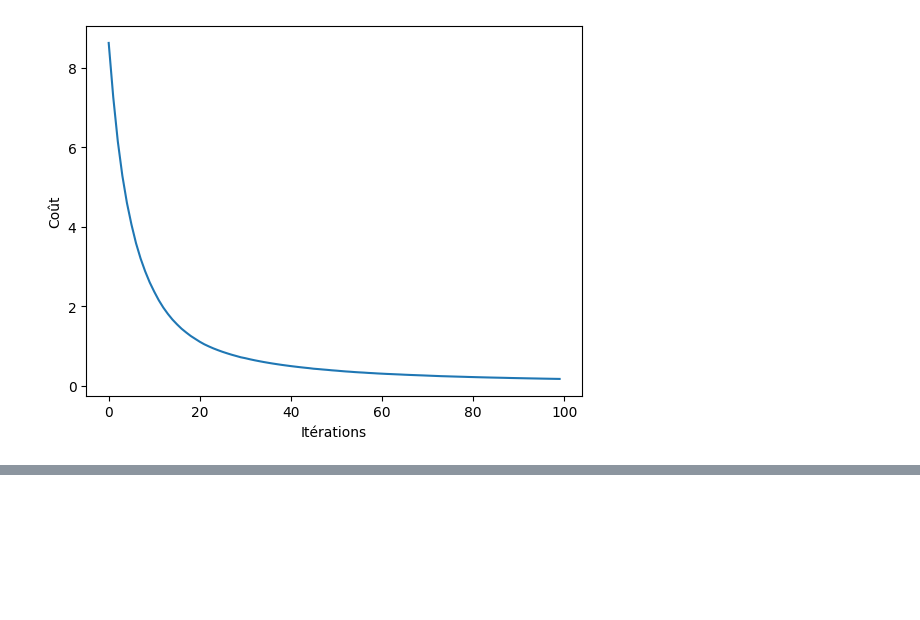
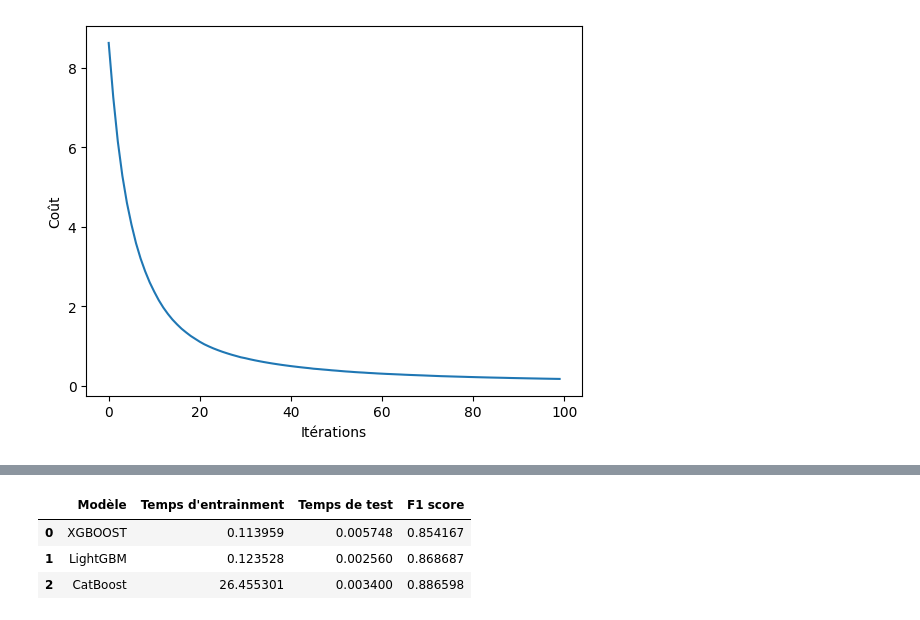
Before and after one commit to NassimAm/TP_XGBOOST, a Jupyter notebook: main.ipynb, the cells around one changed output, grey strips where cells are left out. Saved outputs shown, nothing was run; the diff lists cells and outputs as text; code cells hidden in the pictures; blank space fills up the shorter version.

```diff
--- a/main.ipynb
+++ b/main.ipynb
@@ -926,0 +1086,50 @@ plt.show()
+# %%
+from lightgbm import LGBMClassifier
+from catboost import CatBoostClassifier
+
+lgbm_model = LGBMClassifier(verbose=-1)
+catboost_model = CatBoostClassifier(cat_features=['Sex','ChestPainType','FastingBS','RestingECG','ExerciseAngina',
+                                                  'ST_Slope'], verbose=False)
+
+# Entrainement du modèle LightGBM
+start_time = timeit.default_timer()
+lgbm_model.fit(X_train_one_hot, Y_train)
+train_time = timeit.default_timer() - start_time
+train_times.append(train_time)
+
+# Entrainement du modèle CatBoost
+start_time = timeit.default_timer()
+catboost_model.fit(X_train, Y_train)
+train_time = timeit.default_timer() - start_time
+train_times.append(train_time)
+
+# Prédiction sur le dataset de test (LightGBM)
+start_time = timeit.default_timer()
+lgbm_pred = lgbm_model.predict(X_test_one_hot)
+test_time = timeit.default_timer() - start_time
+test_times.append(test_time)
+score = f1_score(Y_test, lgbm_pred)
+scores.append(score)
+
+# Prédiction sur le dataset de test (Catboost)
+start_time = timeit.default_timer()
+catboost_pred = catboost_model.predict(X_test)
+test_time = timeit.default_timer() - start_time
+test_times.append(test_time)
+score = f1_score(Y_test, catboost_pred)
+scores.append(score)
+# %%
+# Résultats des tests
+stat_results = pd.DataFrame({
+    "Modèle": ["XGBOOST", "LightGBM", "CatBoost"],
+    "Temps d'entrainment": train_times,
+    "Temps de test": test_times,
+    "F1 score": scores
+})
+
+stat_results
+# %% [output]
+|  | Modèle | Temps d'entrainment | Temps de test | F1 score |
+| 0 | XGBOOST | 0.113959 | 0.005748 | 0.854167 |
+| 1 | LightGBM | 0.123528 | 0.002560 | 0.868687 |
+| 2 | CatBoost | 26.455301 | 0.003400 | 0.886598 |
```
Also changed, not shown: parts of 10 cells of this notebook, 2 other files.
